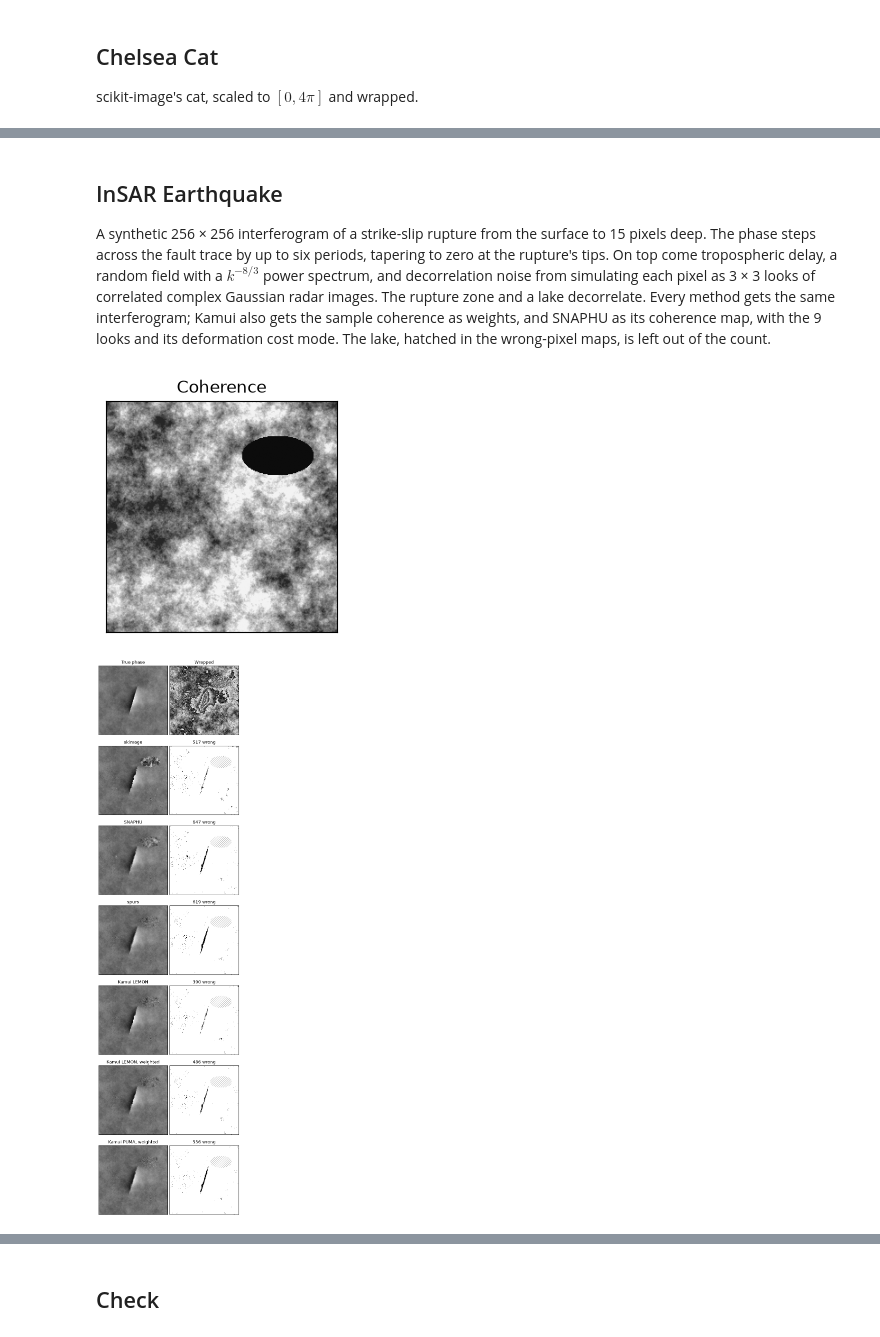
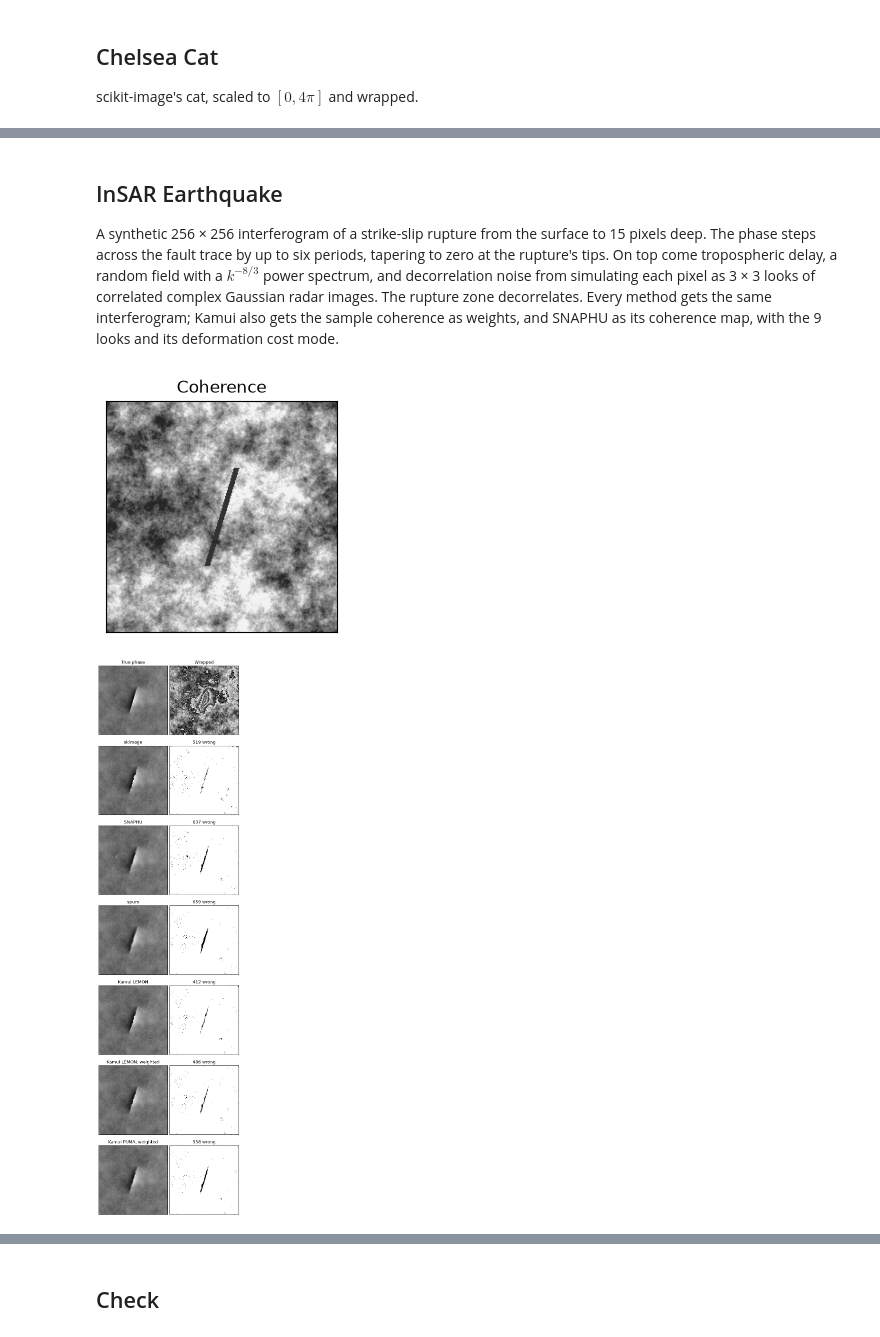
Before and after one commit to yoyolicoris/kamui, a Jupyter notebook: examples/synthetic_images.ipynb, the cells around one changed output, grey strips where cells are left out. Saved outputs shown, nothing was run; the diff lists cells and outputs as text; code cells hidden in the pictures.

```diff
--- a/examples/synthetic_images.ipynb
+++ b/examples/synthetic_images.ipynb
@@ -97,20 +97,16 @@ def n_errors(unwrapped, truth):
     return int(np.sum(np.abs(cycle_errors(unwrapped, truth)) > 0.5))
 
 
-def compare(truth, wrapped, methods=METHODS, exclude=None):
+def compare(truth, wrapped, methods=METHODS):
     """Unwrap `wrapped` with each method, plot each result beside its wrong pixels, and time it.
 
-    Pixels in the boolean mask `exclude` are left out of the wrong-pixel maps and counts.
-    Returns the results, with those pixels set to NaN.
+    Returns the results.
     """
-    unwrapped_by, results, seconds = {}, {}, {}
+    results, seconds = {}, {}
     for name, unwrap in methods.items():
         start = perf_counter()
-        unwrapped_by[name] = unwrap(wrapped)
+        results[name] = unwrap(wrapped)
         seconds[name] = perf_counter() - start
-        results[name] = (
-            unwrapped_by[name] if exclude is None else np.where(exclude, np.nan, unwrapped_by[name])
-        )
 
     nrows = 1 + len(results)
     height, width = truth.shape
@@ -133,7 +129,7 @@ def compare(truth, wrapped, methods=METHODS, exclude=None):
     axes[0, 1].imshow(wrapped, cmap="gray", vmin=-np.pi, vmax=np.pi)
     axes[0, 1].set_title("Wrapped")
     for (left, right), (name, unwrapped) in zip(axes[1:], results.items(), strict=True):
-        left.imshow(unwrapped_by[name] - 2 * np.pi * common_offset(unwrapped, truth), **scale)
+        left.imshow(unwrapped - 2 * np.pi * common_offset(unwrapped, truth), **scale)
         left.set_title(name)
         errors = cycle_errors(unwrapped, truth)
         wrong = np.where(np.isnan(errors), np.nan, np.abs(errors) > 0.5)
@@ -339,9 +335,9 @@ A synthetic 256 × 256 interferogram of a strike-slip rupture from the surface t
 The phase steps across the fault trace by up to six periods, tapering to zero at the rupture's
 tips. On top come tropospheric delay, a random field with a $k^{-8/3}$ power spectrum, and
 decorrelation noise from simulating each pixel as 3 × 3 looks of correlated complex Gaussian radar
-images. The rupture zone and a lake decorrelate. Every method gets the same interferogram; Kamui
-also gets the sample coherence as weights, and SNAPHU as its coherence map, with the 9 looks and
-its deformation cost mode. The lake, hatched in the wrong-pixel maps, is left out of the count.
+images. The rupture zone decorrelates. Every method gets the same interferogram; Kamui also gets the
+sample coherence as weights, and SNAPHU as its coherence map, with the 9 looks and its
+deformation cost mode.
 # %%
 def power_law_field(shape, beta, rng):
     """Draw a Gaussian random field with a 1/k**beta power spectrum and unit variance."""
@@ -396,29 +392,25 @@ M = 256
 yy3, xx3 = np.mgrid[0:M, 0:M]
 atmosphere = 1.5 * power_law_field((M, M), 8 / 3, rng)
 scene_coherence = np.clip(0.6 + 0.2 * power_law_field((M, M), 8 / 3, rng), 0.15, 0.95)
-lake = ((xx3 - 190) / 40) ** 2 + ((yy3 - 60) / 22) ** 2 < 1
-scene_coherence[lake] = 0.05
-
-plt.figure(figsize=(3, 3))
-plt.imshow(scene_coherence, cmap="gray", vmin=0, vmax=1)
-plt.title("Coherence")
-plt.xticks([])
-plt.yticks([])
-plt.show()
-# %% [output]
-[figure, removed]
 # %%
 along = (yy3 - 73) / 110  # 0 and 1 at the rupture's tips
 slip = 12 * np.pi * np.sin(np.pi * np.clip(along, 0, 1))
 across = xx3 - 128 + 0.3 * (yy3 - M / 2)  # distance from the fault trace, roughly
 quake = slip / np.pi * np.arctan(15 / np.where(across == 0, 1e-9, across)) + atmosphere
 
 rupture = (np.abs(across) < 3) & (along > 0) & (along < 1)
 quake_coherence = np.where(rupture, np.minimum(scene_coherence, 0.2), scene_coherence)
 wrapped_quake, quake_sample_coherence = interferogram(quake, quake_coherence, 3, rng)
-quake_results = compare(
-    quake, wrapped_quake, insar_methods(quake_sample_coherence, 3 * 3), exclude=lake
-)
+
+plt.figure(figsize=(3, 3))
+plt.imshow(quake_coherence, cmap="gray", vmin=0, vmax=1)
+plt.title("Coherence")
+plt.xticks([])
+plt.yticks([])
+plt.show()
+
+quake_results = compare(quake, wrapped_quake, insar_methods(quake_sample_coherence, 3 * 3))
 # %% [output]
-[figure, old version]
+[figure, new version]
+[figure, added]
 skimage took 14 ms
```
Also changed, not shown: parts of 9 cells of this notebook, 1 other file.
